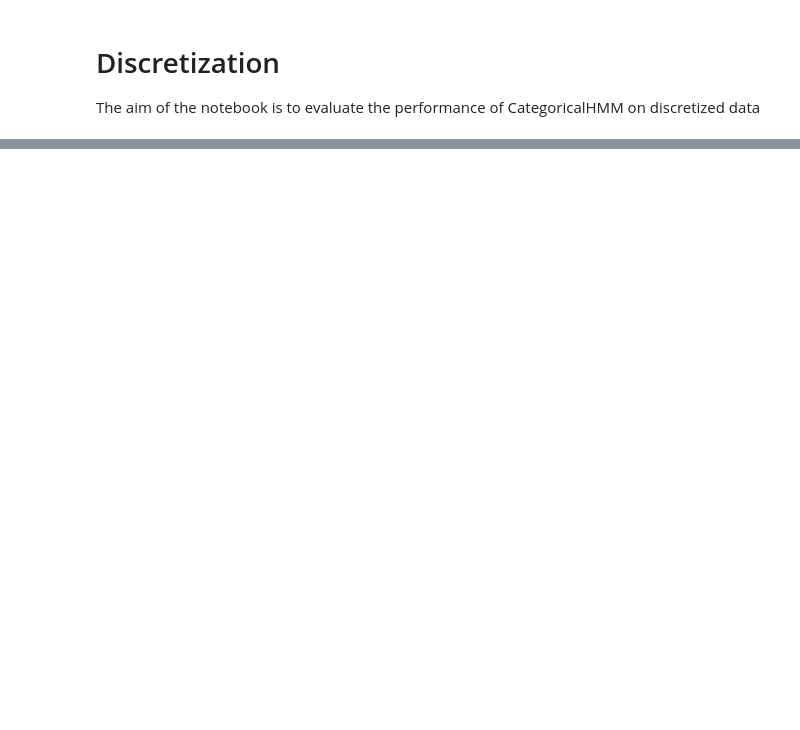
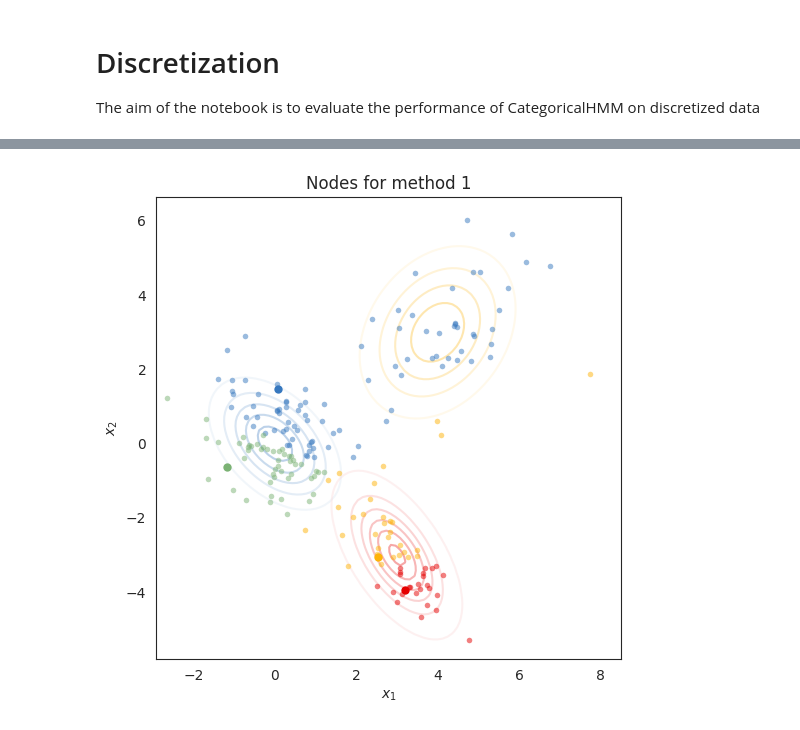
Before and after one commit to kabalce/FlowHMM, a Jupyter notebook: evaluation/1_discretiztion.ipynb, the cells around one changed output, grey strips where cells are left out. Cells and saved outputs as stored; diff of their text form; code cells hidden in the pictures; blank space fills up the shorter version.

```diff
--- a/evaluation/1_discretiztion.ipynb
+++ b/evaluation/1_discretiztion.ipynb
@@ -123,0 +170,16 @@ Text(0.5, 1.0, 'Observation Distributions')
+# %%
+plt.figure(figsize=(6, 6))
+
+for k in range(3):
+    plt.contour(XX, YY, np.exp(lls[:,k]).reshape(XX.shape), cmap=white_to_color_cmap(colors[k]), levels=5, alpha=.4)
+
+for k in range(number_of_nodes):
+    plt.plot(X[Xd1[:, 0] == k, 0], X[Xd1[:, 0] == k, 1], 'o', mec='none', ms=4, alpha=.5, mfc=colors[k % len(colors)])
+    plt.plot(myHMM1.nodes[0, k], myHMM1.nodes[1, k], 'o', mec='none', color='black', mfc=colors[k % len(colors)])
+
+plt.xlabel("$x_1$")
+plt.ylabel("$x_2$")
+plt.title("Nodes for method 1")
+plt.show()
+# %% [output]
+[figure, added]
```
Also changed, not shown: parts of 8 cells of this notebook, 1 other file.
